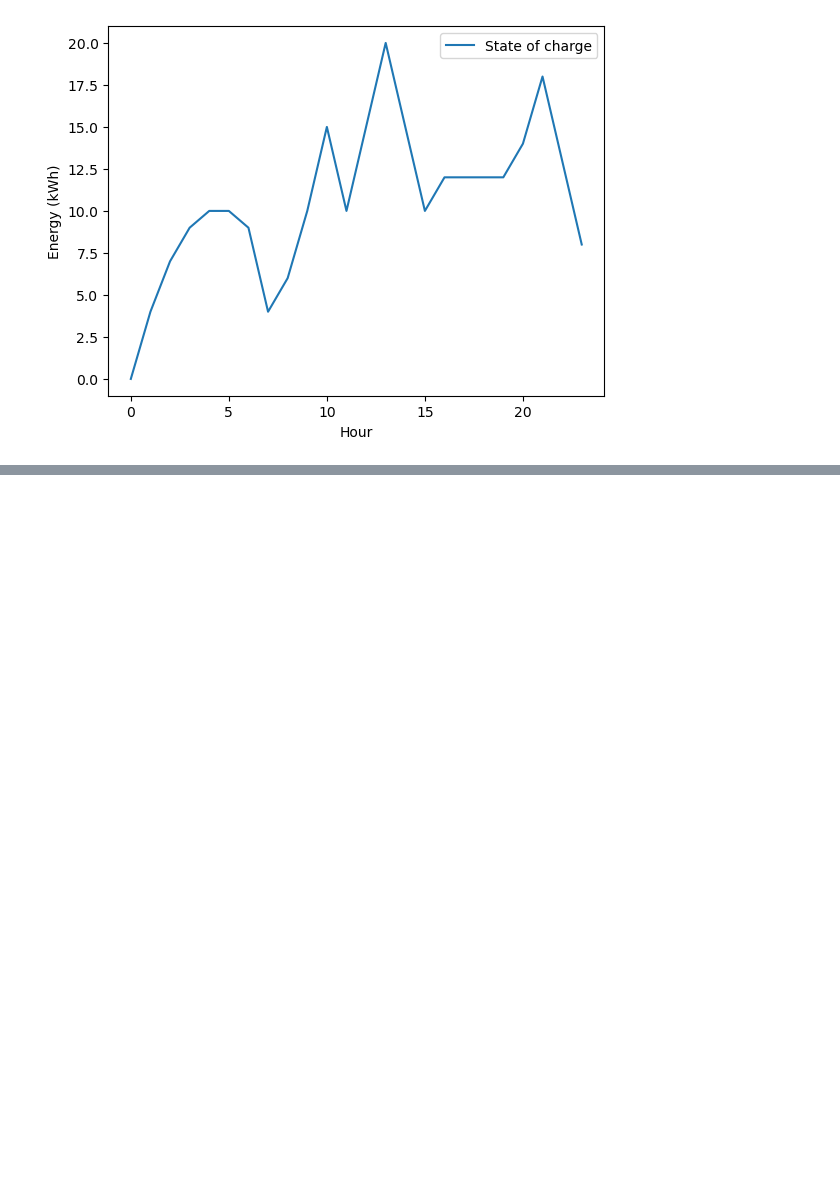
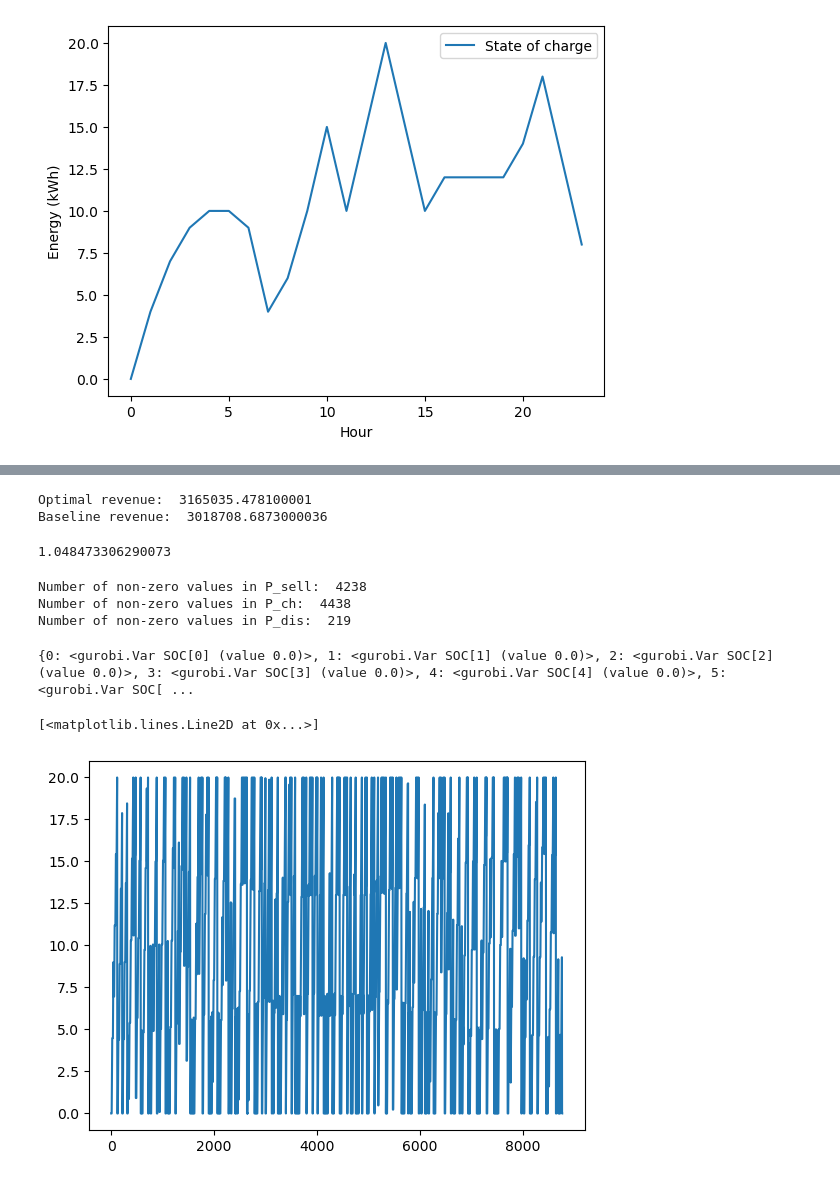
Before and after one commit to TinusAlsos/specialization_project, a Jupyter notebook: src/deterministic_model.ipynb, the cells around one changed output, grey strips where cells are left out. Drawn from its saved outputs; the diff is of its cells as text; code cells hidden in the pictures; blank space fills up the shorter version.

```diff
--- a/src/deterministic_model.ipynb
+++ b/src/deterministic_model.ipynb
@@ -215,0 +311,10 @@ plt.legend()
+# %%
+print('Optimal revenue: ', model.objVal)
+print("Baseline revenue: ", sum(P_PV * lambda_price))
+# %% [output]
+Optimal revenue:  3165035.478100001
+Baseline revenue:  3018708.6873000036
+# %%
+print(model.ObjVal / sum(P_PV * lambda_price))
+# %% [output]
+1.048473306290073
@@ -215,0 +323,18 @@ plt.legend()
+# %%
+# Print number of non-zero values in P_sell, P_ch, P_dis
+print("Number of non-zero values in P_sell: ", sum([P_sell[t].x > 0 for t in range(T)]))
+print("Number of non-zero values in P_ch: ", sum([P_ch[t].x > 0 for t in range(T)]))
+print("Number of non-zero values in P_dis: ", sum([P_dis[t].x > 0 for t in range(T)]))
+# %% [output]
+Number of non-zero values in P_sell:  4238
+Number of non-zero values in P_ch:  4438
+Number of non-zero values in P_dis:  219
+# %%
+print(SOC)
+# %% [output]
+{0: <gurobi.Var SOC[0] (value 0.0)>, 1: <gurobi.Var SOC[1] (value 0.0)>, 2: <gurobi.Var SOC[2] (value 0.0)>, 3: <gurobi.Var SOC[3] (value 0.0)>, 4: <gurobi.Var SOC[4] (value 0.0)>, 5: <gurobi.Var SOC[ ...
+# %%
+plt.plot([SOC[t].x for t in range(T)], label='State of charge')
+# %% [output]
+[<matplotlib.lines.Line2D at 0x...>]
+[figure, added]
```
Also changed, not shown: parts of 7 cells of this notebook, 5 other files.
